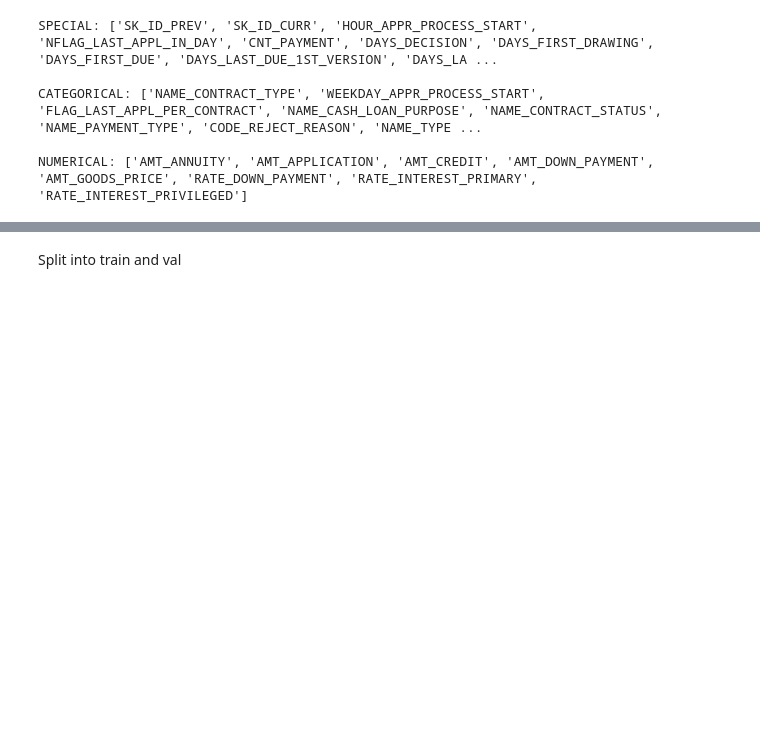
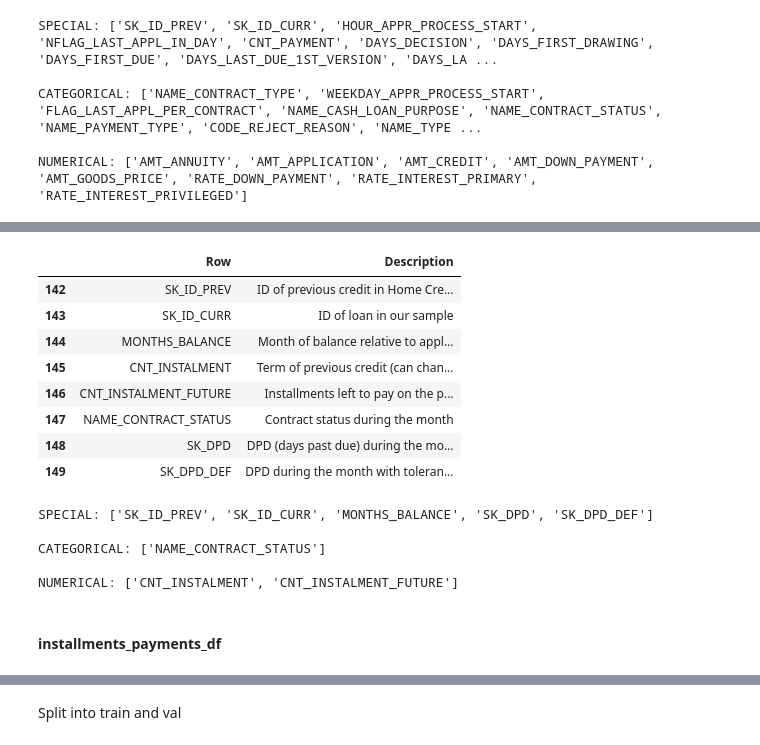
Before and after one commit to USL99/home-credit-default-risk, a Jupyter notebook: notebooks/03_feature_engineering.ipynb, the cells around one changed output, grey strips where cells are left out. Saved outputs shown, nothing was run; the diff lists cells and outputs as text; code cells hidden in the pictures; blank space fills up the shorter version.

```diff
--- a/notebooks/03_feature_engineering.ipynb
+++ b/notebooks/03_feature_engineering.ipynb
@@ -353,0 +360,14 @@ NUMERICAL: ['AMT_ANNUITY', 'AMT_APPLICATION', 'AMT_CREDIT', 'AMT_DOWN_PAYMENT',
+# %%
+home_credit_columns_description_df = pd.read_csv(path_to_data+"HomeCredit_columns_description.csv", encoding="cp1252")
+POS_CASH_balance_description = home_credit_columns_description_df[home_credit_columns_description_df["Table"].astype(str).str.contains("POS_CASH_balance.csv", case = False, na=False)]
+display(POS_CASH_balance_description[["Row", "Description"]])
+# %% [output]
+|  | Row | Description |
+| 142 | SK_ID_PREV | ID of previous credit in Home Cre... |
+| 143 | SK_ID_CURR | ID of loan in our sample |
+| 144 | MONTHS_BALANCE | Month of balance relative to appl... |
+| 145 | CNT_INSTALMENT | Term of previous credit (can chan... |
+| 146 | CNT_INSTALMENT_FUTURE | Installments left to pay on the p... |
+| 147 | NAME_CONTRACT_STATUS | Contract status during the month |
+| 148 | SK_DPD | DPD (days past due) during the mo... |
+| 149 | SK_DPD_DEF | DPD during the month with toleran... |
@@ -353,0 +378,12 @@ NUMERICAL: ['AMT_ANNUITY', 'AMT_APPLICATION', 'AMT_CREDIT', 'AMT_DOWN_PAYMENT',
+# %%
+print("SPECIAL:", special_cols_POS_CASH_bal_df)
+print("\nCATEGORICAL:", categorical_cols_POS_CASH_bal_df)
+print("\nNUMERICAL:", numerical_cols_POS_CASH_bal_df)
+# %% [output]
+SPECIAL: ['SK_ID_PREV', 'SK_ID_CURR', 'MONTHS_BALANCE', 'SK_DPD', 'SK_DPD_DEF']
+
+CATEGORICAL: ['NAME_CONTRACT_STATUS']
+
+NUMERICAL: ['CNT_INSTALMENT', 'CNT_INSTALMENT_FUTURE']
+# %% [markdown]
+#### installments_payments_df
```
Also changed, not shown: parts of 38 cells of this notebook.
